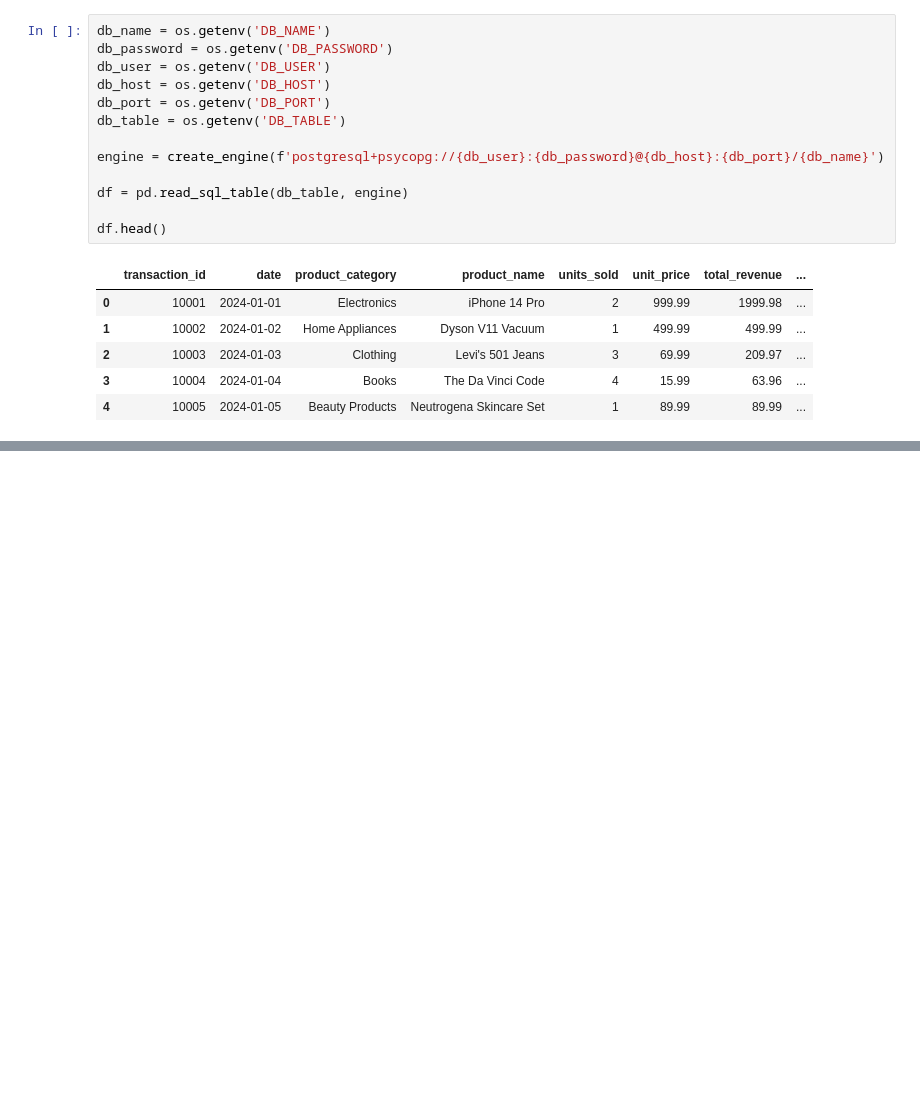
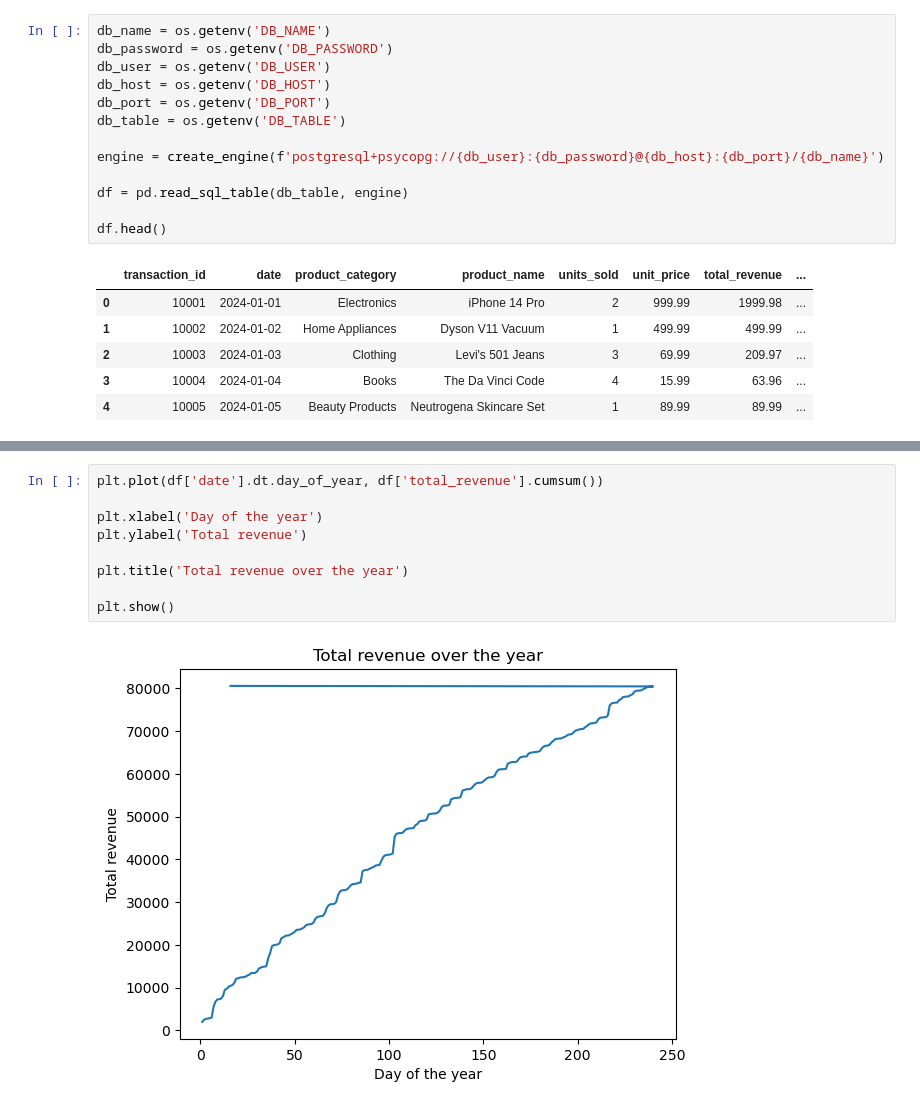
Before and after one commit to miloszczapla/sales-data, a Jupyter notebook: sales.ipynb, the cells around one changed output, grey strips where cells are left out. Drawn from its saved outputs; the diff is of its cells as text; blank space fills up the shorter version.

```diff
--- a/sales.ipynb
+++ b/sales.ipynb
@@ -47,0 +76,11 @@ plt.show()
+# %%
+plt.plot(df['date'].dt.day_of_year, df['total_revenue'].cumsum())
+
+plt.xlabel('Day of the year')
+plt.ylabel('Total revenue')
+
+plt.title('Total revenue over the year')
+
+plt.show()
+# %% [output]
+[figure, added]
```
Also changed, not shown: parts of 5 cells of this notebook.
